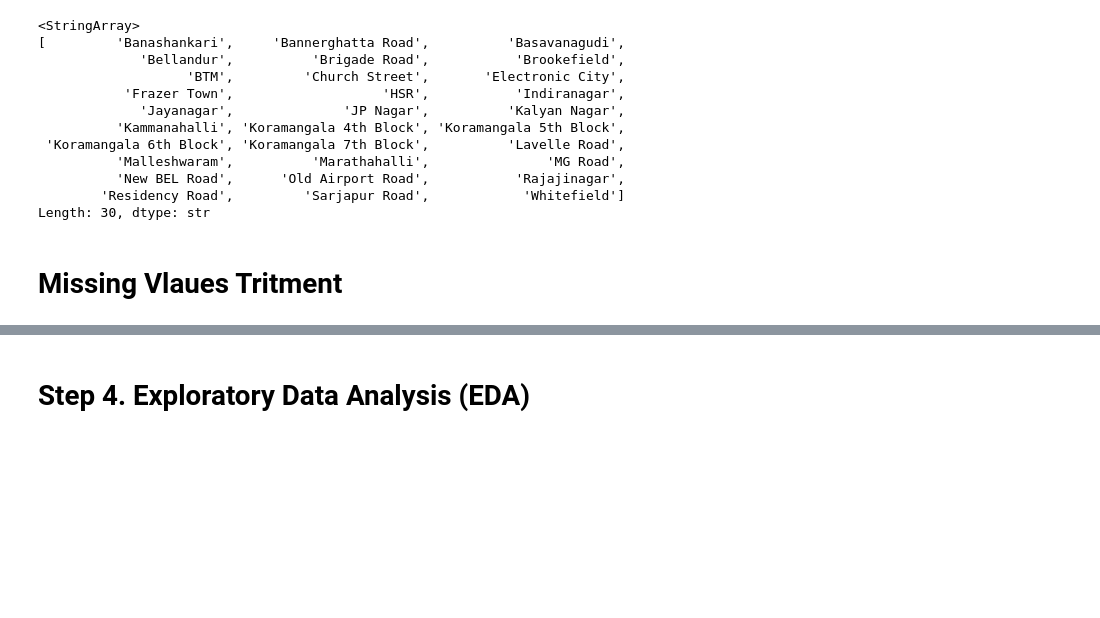
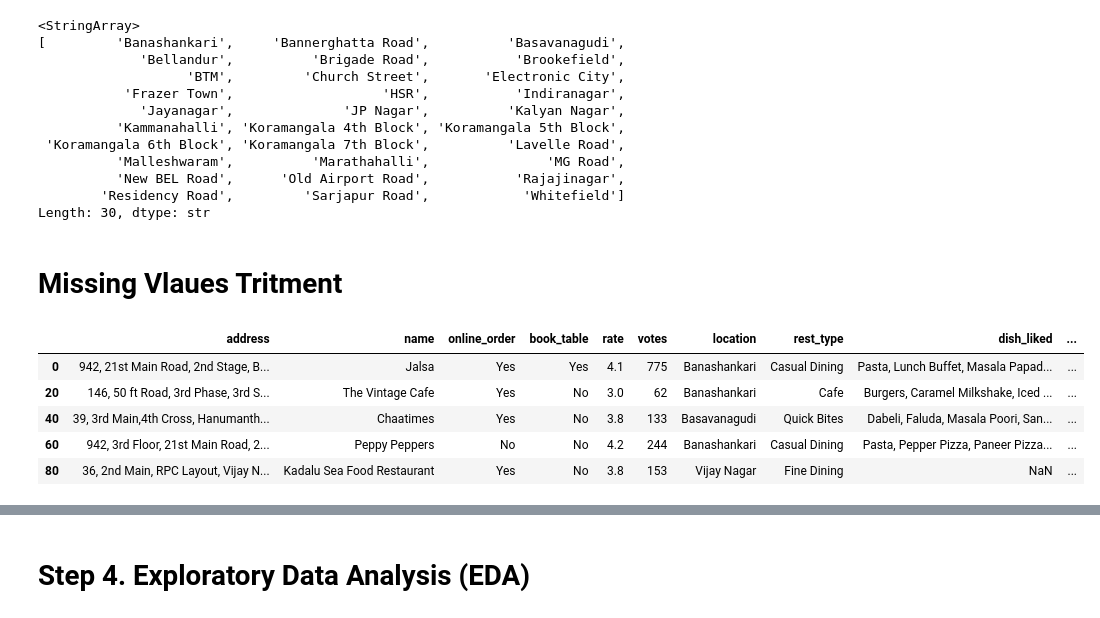
Before and after one commit to OmrajeAmbure/Datascience_And_GenAi_or_AgenticAi_work, a Jupyter notebook: Projects/DataAnalysis/Zomato Data Analysis/Notebook/ZomataDataAnylasis.ipynb, the cells around one changed output, grey strips where cells are left out. Saved outputs shown, nothing was run; the diff lists cells and outputs as text; code cells hidden in the pictures; blank space fills up the shorter version.

```diff
--- a/Projects/DataAnalysis/Zomato Data Analysis/Notebook/ZomataDataAnylasis.ipynb
+++ b/Projects/DataAnalysis/Zomato Data Analysis/Notebook/ZomataDataAnylasis.ipynb
@@ -1696,3 +1685,12 @@ df['listed_in(city)'].unique()
 Length: 30, dtype: str
 # %% [markdown]
 # Missing Vlaues Tritment
+# %%
+df.iloc[:100:20]
+# %% [output]
+|  | address | name | online_order | book_table | rate | votes | location | rest_type | dish_liked | ... |
+| 0 | 942, 21st Main Road, 2nd Stage, B... | Jalsa | Yes | Yes | 4.1 | 775 | Banashankari | Casual Dining | Pasta, Lunch Buffet, Masala Papad... | ... |
+| 20 | 146, 50 ft Road, 3rd Phase, 3rd S... | The Vintage Cafe | Yes | No | 3.0 | 62 | Banashankari | Cafe | Burgers, Caramel Milkshake, Iced ... | ... |
+| 40 | 39, 3rd Main,4th Cross, Hanumanth... | Chaatimes | Yes | No | 3.8 | 133 | Basavanagudi | Quick Bites | Dabeli, Faluda, Masala Poori, San... | ... |
+| 60 | 942, 3rd Floor, 21st Main Road, 2... | Peppy Peppers | No | No | 4.2 | 244 | Banashankari | Casual Dining | Pasta, Pepper Pizza, Paneer Pizza... | ... |
+| 80 | 36, 2nd Main, RPC Layout, Vijay N... | Kadalu Sea Food Restaurant | Yes | No | 3.8 | 153 | Vijay Nagar | Fine Dining | NaN | ... |
```
Also changed, not shown: parts of 43 cells of this notebook, 2 other files.
